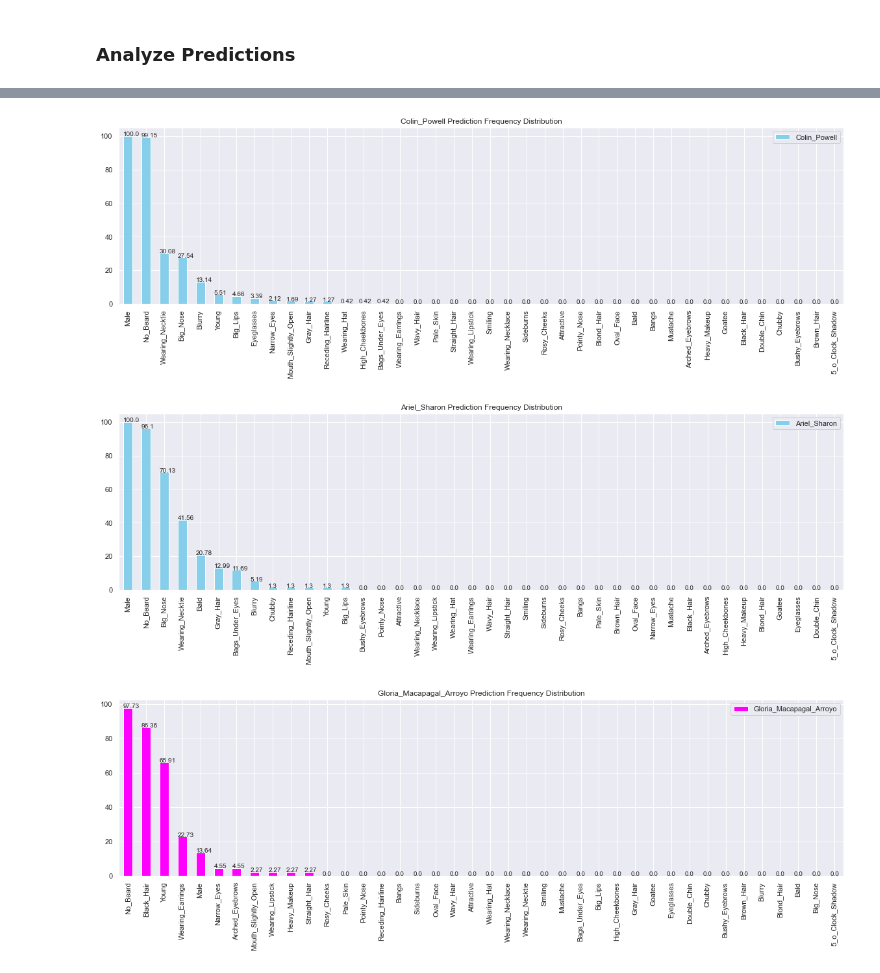
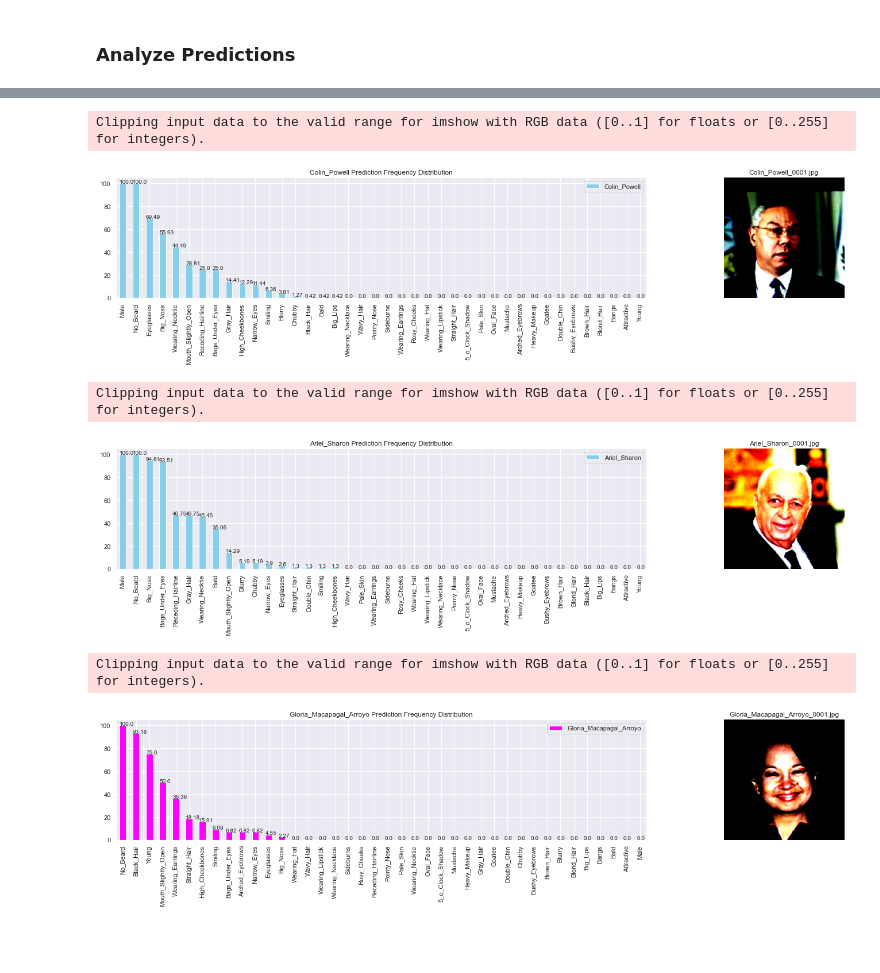
Before and after one commit to kkaryl/AI6126-Advanced_Computer_Vision, a Jupyter notebook: project_1/src/ai6126-p1-inference-v0.2.ipynb, the cells around one changed output, grey strips where cells are left out. Cells and saved outputs as stored; diff of their text form; code cells hidden in the pictures; blank space fills up the shorter version.

Commit message:
Improved inference plots

```diff
--- a/project_1/src/ai6126-p1-inference-v0.2.ipynb
+++ b/project_1/src/ai6126-p1-inference-v0.2.ipynb
@@ -265,7 +268,7 @@ h
 # %% [markdown]
 ## Make Predictions
 # %%
-selected_model = 0
+selected_model = 1
 p_model, p_model_name, p_model_acc = inf_models[selected_model]
 print(f"=> best model val: {p_model_acc}")
 # %% [output]
@@ -338,16 +357,24 @@ Index([], dtype='object')
 # %%
-def get_celeb_prediction(preds, name):
-    # George_W_Bush Predictions
+def get_celeb_prediction(preds, name, first_img=True):
     celeb_preds = preds[preds.index.str.contains(name)]
+    celeb_first = celeb_preds.index[0]
     celeb_stat = pd.DataFrame(index = attribute_names)
     celeb_stat.loc[:,name] = (celeb_preds.iloc[:,:] == 1).mean(axis=0)*100
     mycolor = 'skyblue' if celeb_stat.loc['Male',name] >= 50 else 'magenta'
     celeb_stat = celeb_stat.sort_values(name, ascending=False)
-    fig, ax = plt.subplots()
+    ncols = 3 if first_img else 2
+    ax = plt.subplot2grid((1, ncols), (0, 0), colspan=2)
     celeb_stat.plot(title=name+' Prediction Frequency Distribution',
                  kind='bar', figsize=(20, 5), color=mycolor, ax=ax)
     for p in ax.patches:
         value = round(p.get_height(),2)
         ax.annotate(str(value), xy=(p.get_x(), p.get_height()))
-
-get_celeb_prediction(preds, name = 'George_W_Bush') # Male, Gray_Hair, Blonde, Necktie
+    if first_img:
+        ax2 = plt.subplot2grid((1, ncols), (0, 2), colspan=1)
+        index = test_dataset.imagenames.index(celeb_first)
+        s_img = test_dataset[index][0].permute(1, 2, 0)
+        ax2.imshow(s_img)
+        ax2.set_axis_off()
+        plt.title(celeb_first)
+        plt.tight_layout()
+    plt.show()
@@ -356,13 +386,16 @@ get_celeb_prediction(preds, name = 'George_W_Bush') # Male, Gray_Hair, Blonde, N
 # %%
-get_celeb_prediction(preds, name = 'Colin_Powell')  # Male, Gray_Hair, Necktie
+get_celeb_prediction(preds, name = 'Colin_Powell', first_img=True)  # Male, Gray_Hair, Necktie
 # %% [output]
+Clipping input data to the valid range for imshow with RGB data ([0..1] for floats or [0..255] for integers).
-[figure, old version]
+[figure, new version]
 # %%
-get_celeb_prediction(preds, name = 'Ariel_Sharon') # Male, Gray_Hair, Necktie
+get_celeb_prediction(preds, name = 'Ariel_Sharon', first_img=True) # Male, Gray_Hair, Necktie
 # %% [output]
+Clipping input data to the valid range for imshow with RGB data ([0..1] for floats or [0..255] for integers).
-[figure, old version]
+[figure, new version]
 # %%
-get_celeb_prediction(preds, name = 'Gloria_Macapagal_Arroyo')  # Female, Not Young
+get_celeb_prediction(preds, name = 'Gloria_Macapagal_Arroyo', first_img=True)  # Female, Not Young
 # %% [output]
+Clipping input data to the valid range for imshow with RGB data ([0..1] for floats or [0..255] for integers).
-[figure, old version]
+[figure, new version]
 # %%
```
Also changed, not shown: parts of 20 cells of this notebook, 1 other file.
